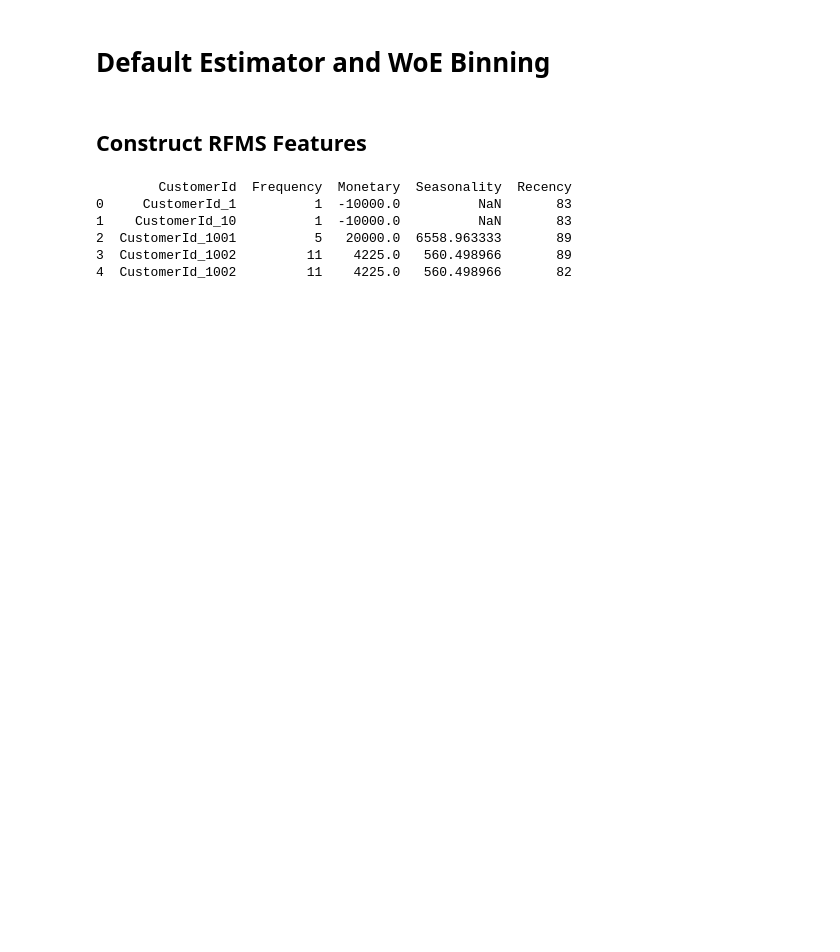
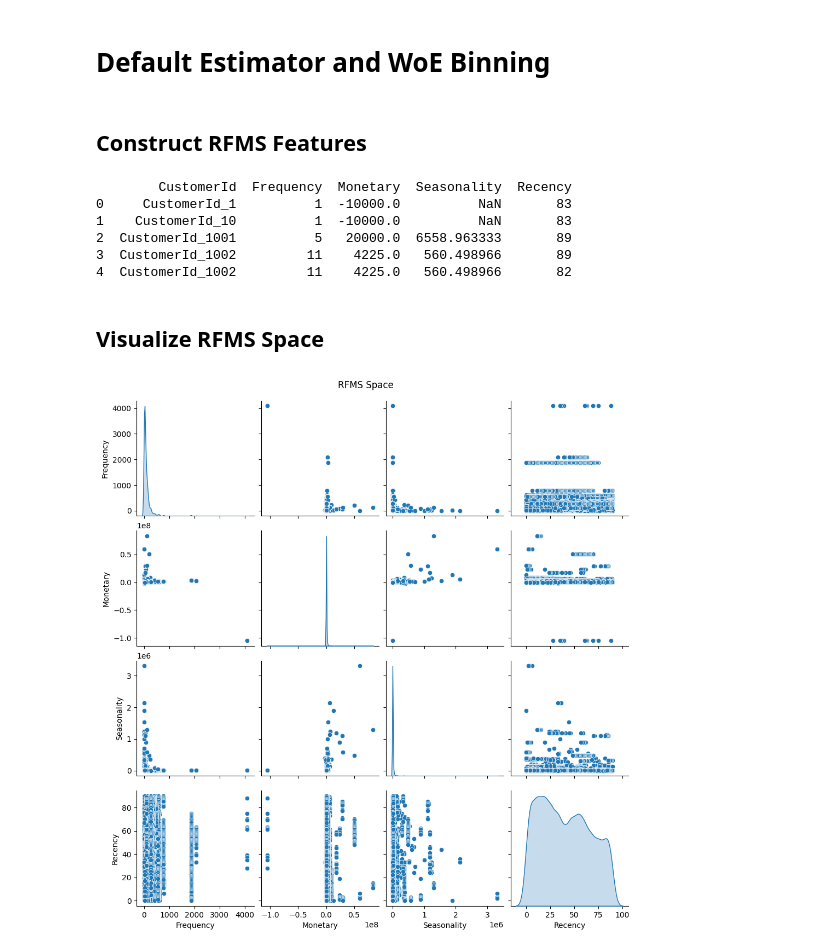
Before and after one commit to teddyhabtamu/Kifiya-AIM-Week-6, a Jupyter notebook: notebooks/Default_estimator_and_WoE_binning.ipynb, the cells around one changed output. Drawn from its saved outputs; the diff is of its cells as text; code cells hidden in the pictures; blank space fills up the shorter version.

Commit message:
Visualize RFMS Space

```diff
--- a/notebooks/Default_estimator_and_WoE_binning.ipynb
+++ b/notebooks/Default_estimator_and_WoE_binning.ipynb
@@ -40,3 +40,15 @@ print(rfms.head())
 2  CustomerId_1001          5   20000.0  6558.963333       89
 3  CustomerId_1002         11    4225.0   560.498966       89
 4  CustomerId_1002         11    4225.0   560.498966       82
+# %% [markdown]
+## Visualize RFMS Space
+# %%
+import matplotlib.pyplot as plt
+import seaborn as sns
+
+# Visualize RFMS space
+sns.pairplot(rfms, diag_kind='kde')
+plt.suptitle('RFMS Space', y=1.02)
+plt.show()
+# %% [output]
+[figure, added]
```
